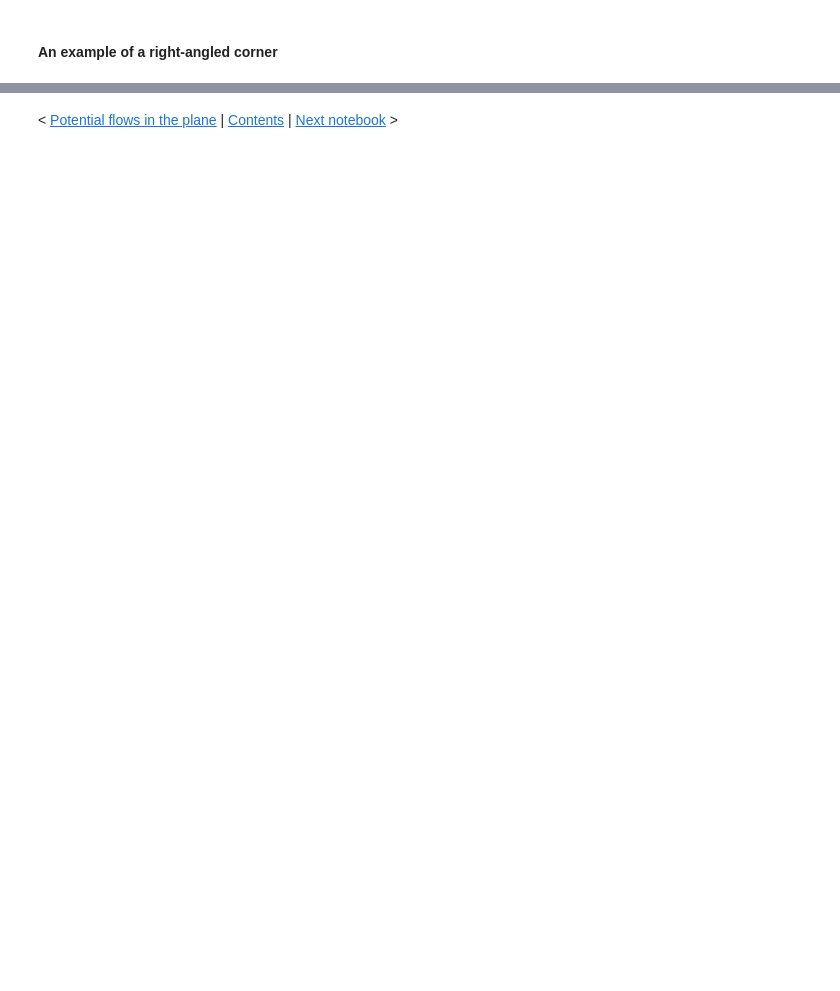
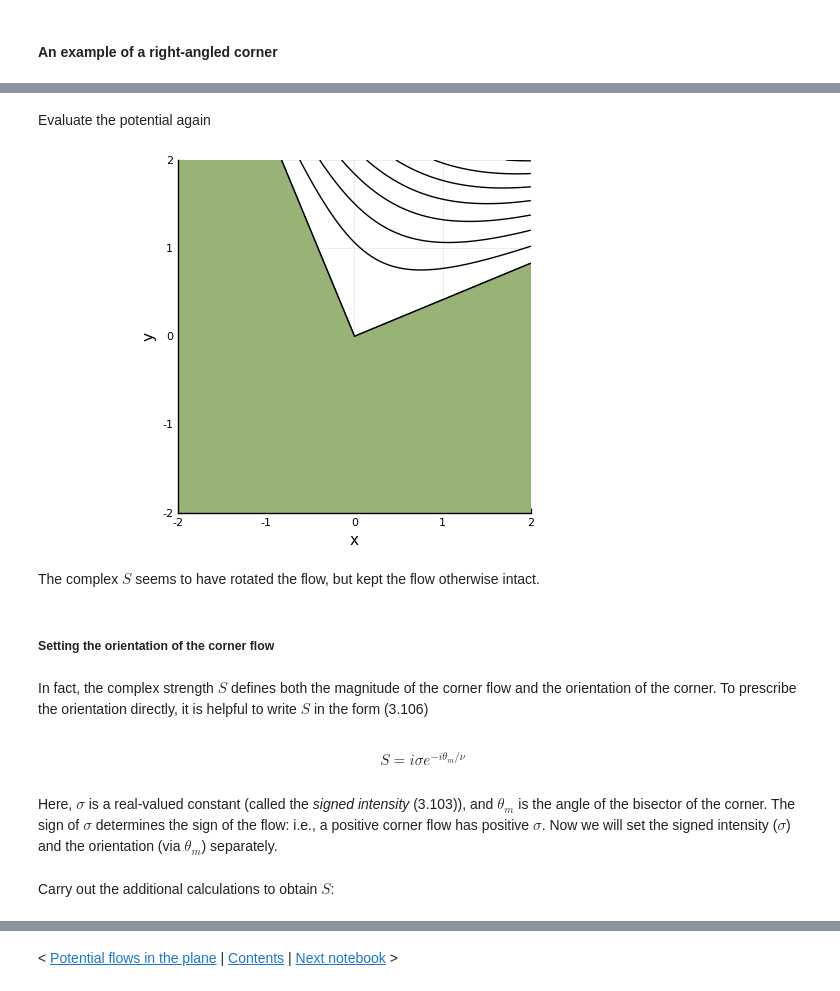
Before and after one commit to jdeldre/BookExamples, a Jupyter notebook: src/3.3-CornerWedge.ipynb, the cells around one changed output, grey strips where cells are left out. Saved outputs shown, nothing was run; the diff lists cells and outputs as text; code cells hidden in the pictures; blank space fills up the shorter version.

```diff
--- a/src/3.3-CornerWedge.ipynb
+++ b/src/3.3-CornerWedge.ipynb
@@ -67,0 +117,22 @@ contour(x,y,imag.(F)',ratio=1,legend=:false,color=:black,xlabel="x",ylabel="y",
+# %%
+# strength.
+S = 1.0*exp(-im*π/4)
+
+# factor on interior angle of the corner.
+ν = 1/2;
+# %% [markdown]
+Evaluate the potential again
+# %%
+corner(ν,S)
+# %% [output]
+[figure, added]
+# %% [markdown]
+The complex $S$ seems to have rotated the flow, but kept the flow otherwise intact.
+# %% [markdown]
+##### Setting the orientation of the corner flow
+# %% [markdown]
+In fact, the complex strength $S$ defines both the magnitude of the corner flow and the orientation of the corner. To prescribe the orientation directly, it is helpful to write $S$ in the form (3.106)
+# %% [markdown]
+$$S = i \sigma e^{-i \theta_{m}/\nu}$$
+# %% [markdown]
+Here, $\sigma$ is a real-valued constant (called the *signed intensity* (3.103)), and $\theta_m$ is the angle of the bisector of the corner. The sign of $\sigma$ determines the sign of the flow: i.e., a positive corner flow has positive $\sigma$. Now we will set the signed intensity ($\sigma$) and the orientation (via $\theta_m$) separately.
@@ -67,0 +148,2 @@ contour(x,y,imag.(F)',ratio=1,legend=:false,color=:black,xlabel="x",ylabel="y",
+# %% [markdown]
+Carry out the additional calculations to obtain $S$:
```
Also changed, not shown: parts of 34 cells of this notebook.
